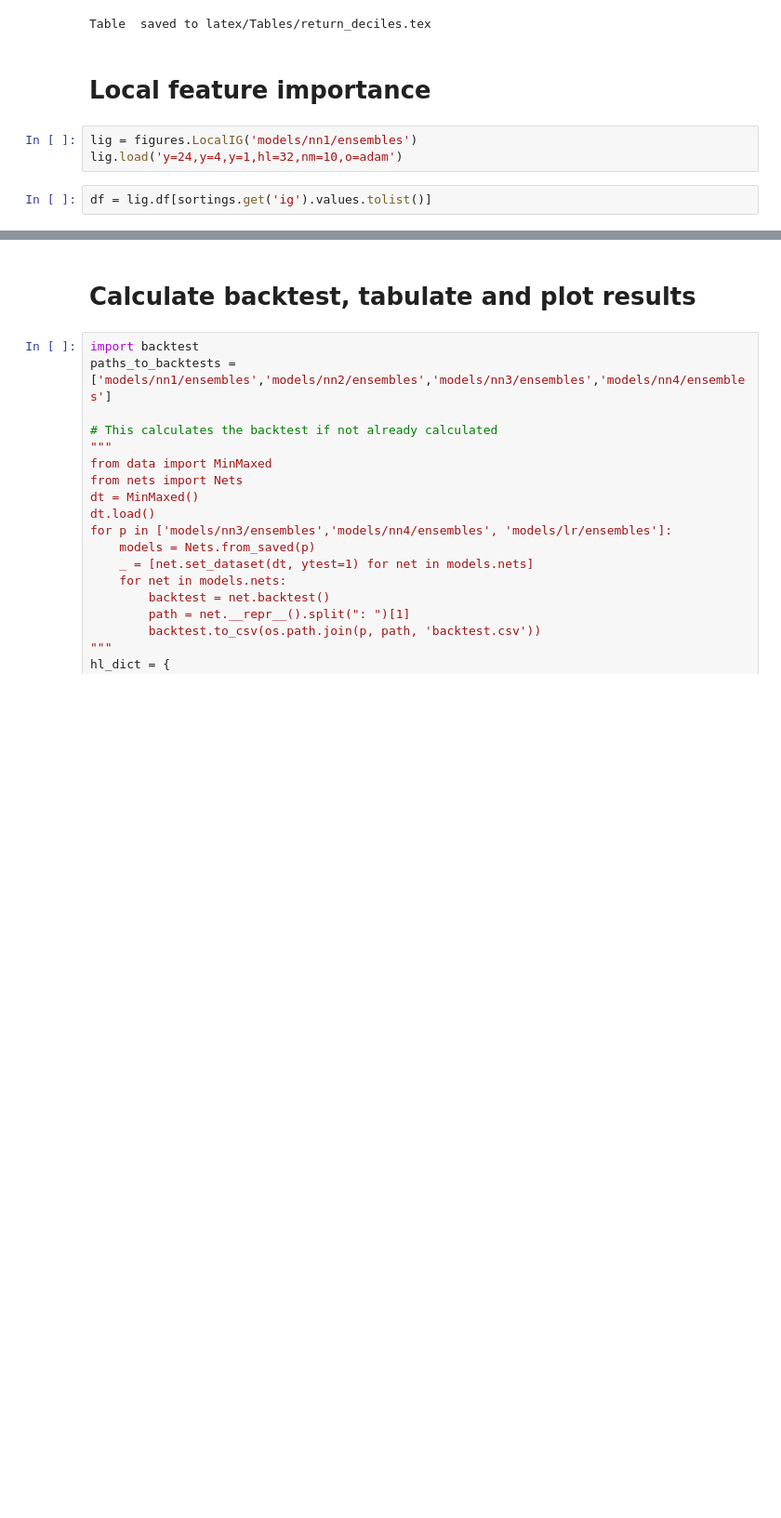
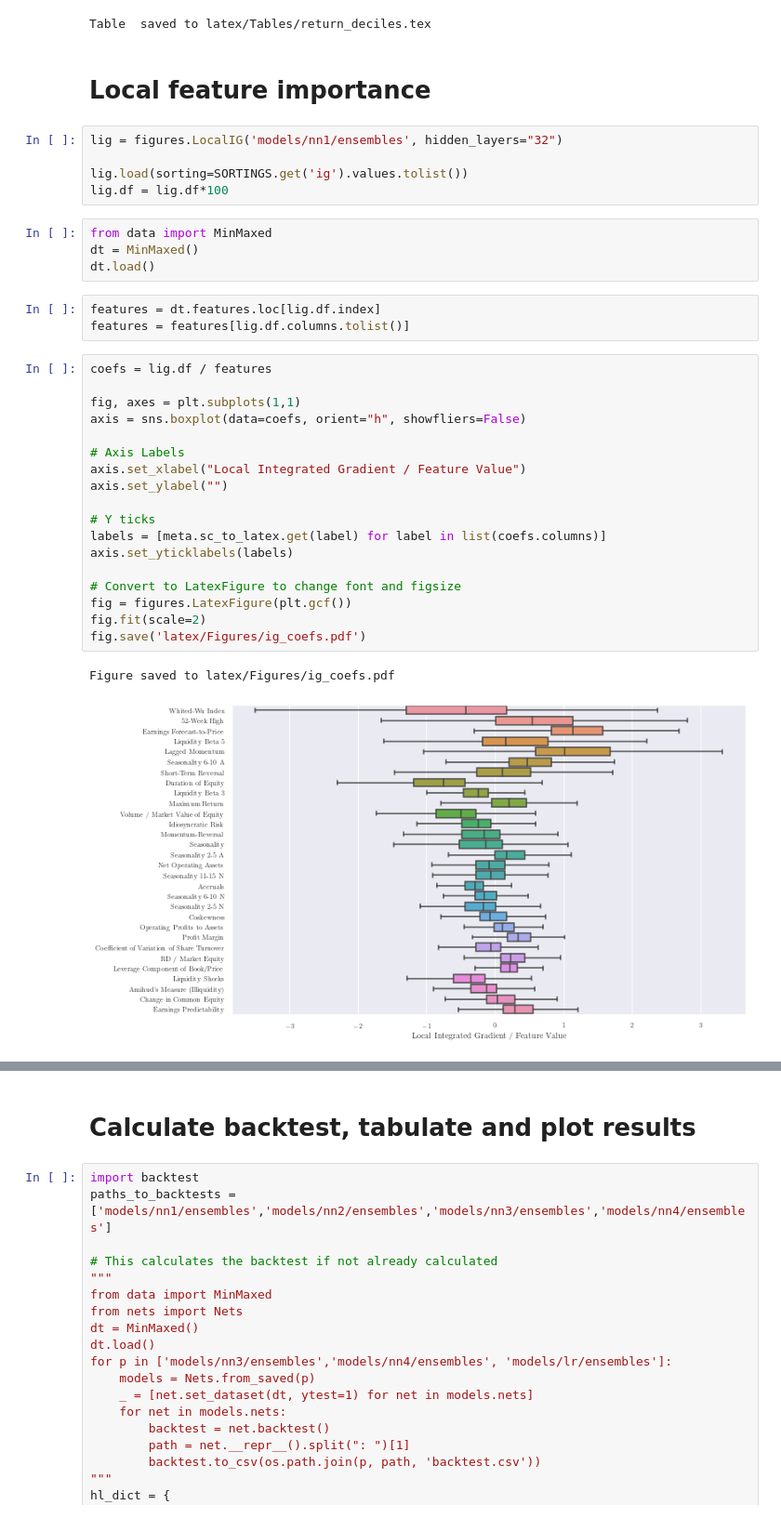
Before and after one commit to karolinachalupova/DiplomaThesis, a Jupyter notebook: figures.ipynb, the cells around one changed output, grey strips where cells are left out. Shown at 93% size. Cells and saved outputs as stored; diff of their text form; blank space fills up the shorter version.

```diff
--- a/figures.ipynb
+++ b/figures.ipynb
@@ -88,8 +109,36 @@ tab.save('latex/Tables/return_deciles.tex')
 Table  saved to latex/Tables/return_deciles.tex
 # %% [markdown]
 # Local feature importance
-# %%
-lig = figures.LocalIG('models/nn1/ensembles')
-lig.load('y=24,y=4,y=1,hl=32,nm=10,o=adam')
-# %%
-df = lig.df[sortings.get('ig').values.tolist()]
+# %%
+lig = figures.LocalIG('models/nn1/ensembles', hidden_layers="32")
+
+lig.load(sorting=SORTINGS.get('ig').values.tolist())
+lig.df = lig.df*100
+# %%
+from data import MinMaxed
+dt = MinMaxed()
+dt.load()
+# %%
+features = dt.features.loc[lig.df.index]
+features = features[lig.df.columns.tolist()]
+# %%
+coefs = lig.df / features
+
+fig, axes = plt.subplots(1,1)
+axis = sns.boxplot(data=coefs, orient="h", showfliers=False)
+
+# Axis Labels
+axis.set_xlabel("Local Integrated Gradient / Feature Value")
+axis.set_ylabel("")
+
+# Y ticks
+labels = [meta.sc_to_latex.get(label) for label in list(coefs.columns)]
+axis.set_yticklabels(labels)
+
+# Convert to LatexFigure to change font and figsize
+fig = figures.LatexFigure(plt.gcf())
+fig.fit(scale=2)
+fig.save('latex/Figures/ig_coefs.pdf')
+# %% [output]
+Figure saved to latex/Figures/ig_coefs.pdf
+[figure, added]
```
Also changed, not shown: parts of 8 cells of this notebook.
